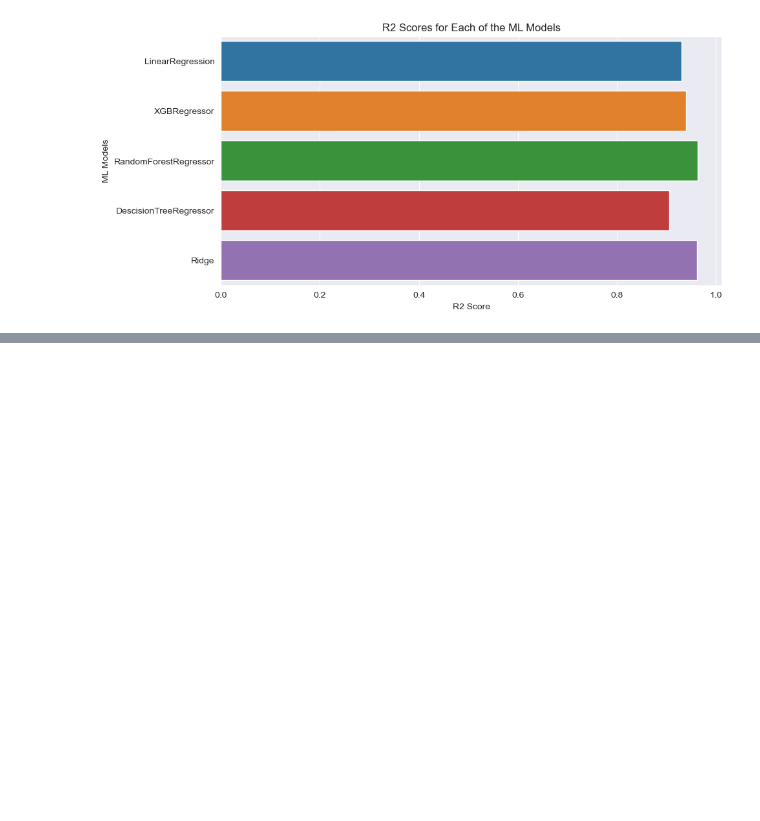
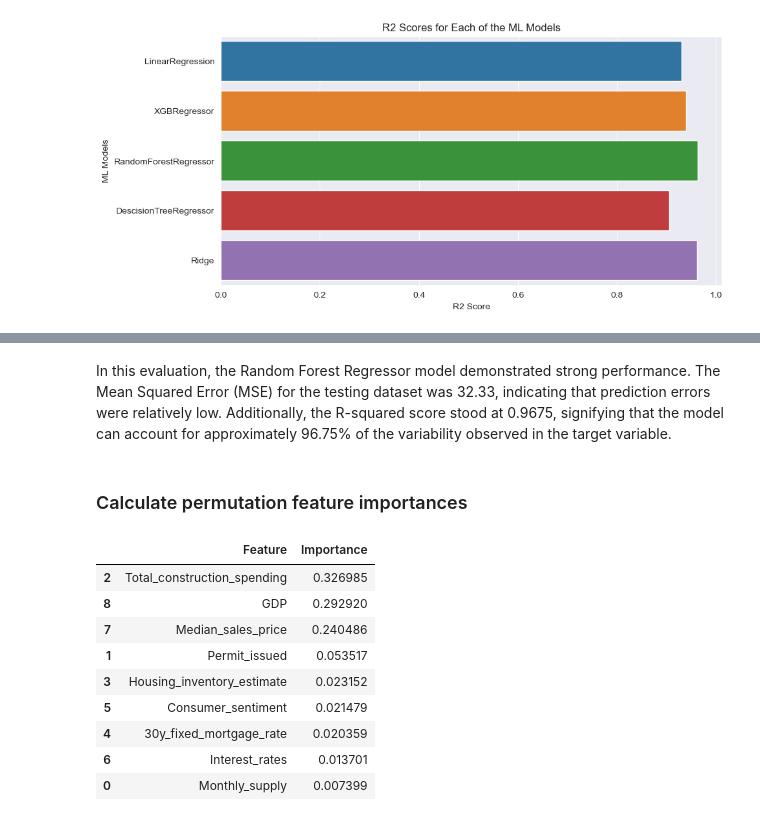
Before and after one commit to codeefy/Machine-Learning-Project, a Jupyter notebook: US Home Price Prediction/homenotebook.ipynb, the cells around one changed output, grey strips where cells are left out. Drawn from its saved outputs; the diff is of its cells as text; code cells hidden in the pictures; blank space fills up the shorter version.

Commit message:
Calculate permutation feature importances

```diff
--- a/US Home Price Prediction/homenotebook.ipynb
+++ b/US Home Price Prediction/homenotebook.ipynb
@@ -475,0 +493,22 @@ plt.show()
+# %% [markdown]
+In this evaluation, the Random Forest Regressor model demonstrated strong performance. The Mean Squared Error (MSE) for the testing dataset was 32.33, indicating that prediction errors were relatively low. Additionally, the R-squared score stood at 0.9675, signifying that the model can account for approximately 96.75% of the variability observed in the target variable.
+# %% [markdown]
+### Calculate permutation feature importances
+# %%
+# Calculate permutation feature importances
+feature_importances = model_rf.feature_importances_
+
+feature_importance_df = pd.DataFrame({'Feature': X.columns, 'Importance': feature_importances})
+sorted_feature_importance = feature_importance_df.sort_values(by='Importance', ascending=False)
+sorted_feature_importance
+# %% [output]
+|  | Feature | Importance |
+| 2 | Total_construction_spending | 0.326985 |
+| 8 | GDP | 0.292920 |
+| 7 | Median_sales_price | 0.240486 |
+| 1 | Permit_issued | 0.053517 |
+| 3 | Housing_inventory_estimate | 0.023152 |
+| 5 | Consumer_sentiment | 0.021479 |
+| 4 | 30y_fixed_mortgage_rate | 0.020359 |
+| 6 | Interest_rates | 0.013701 |
+| 0 | Monthly_supply | 0.007399 |
```
Also changed, not shown: parts of 1 cell of this notebook.
